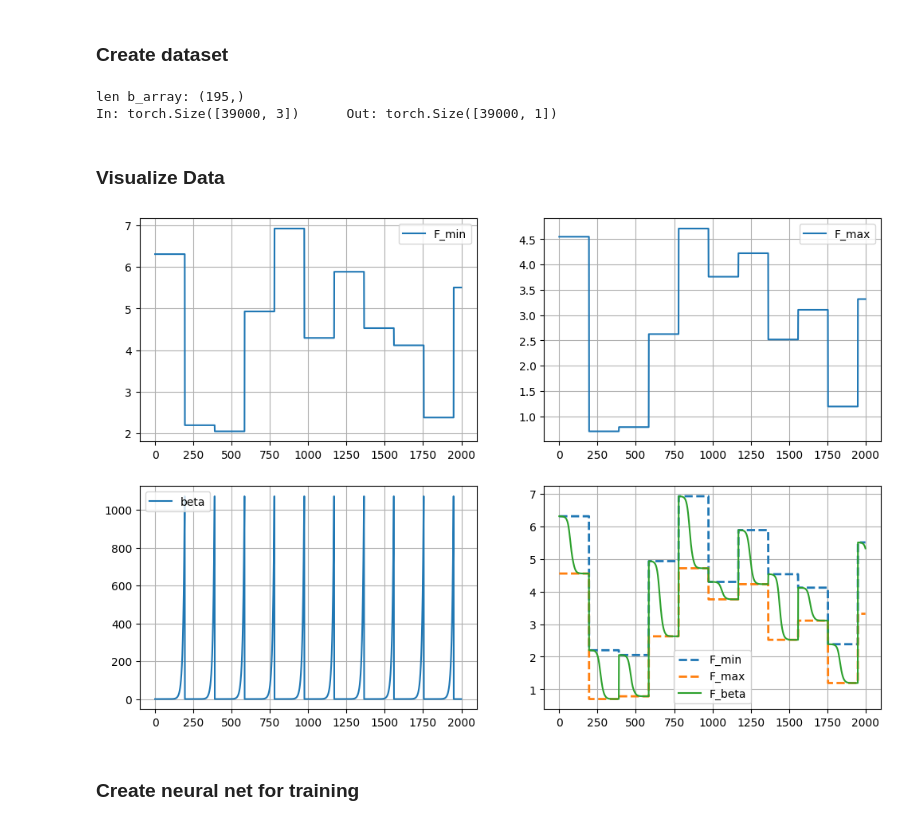
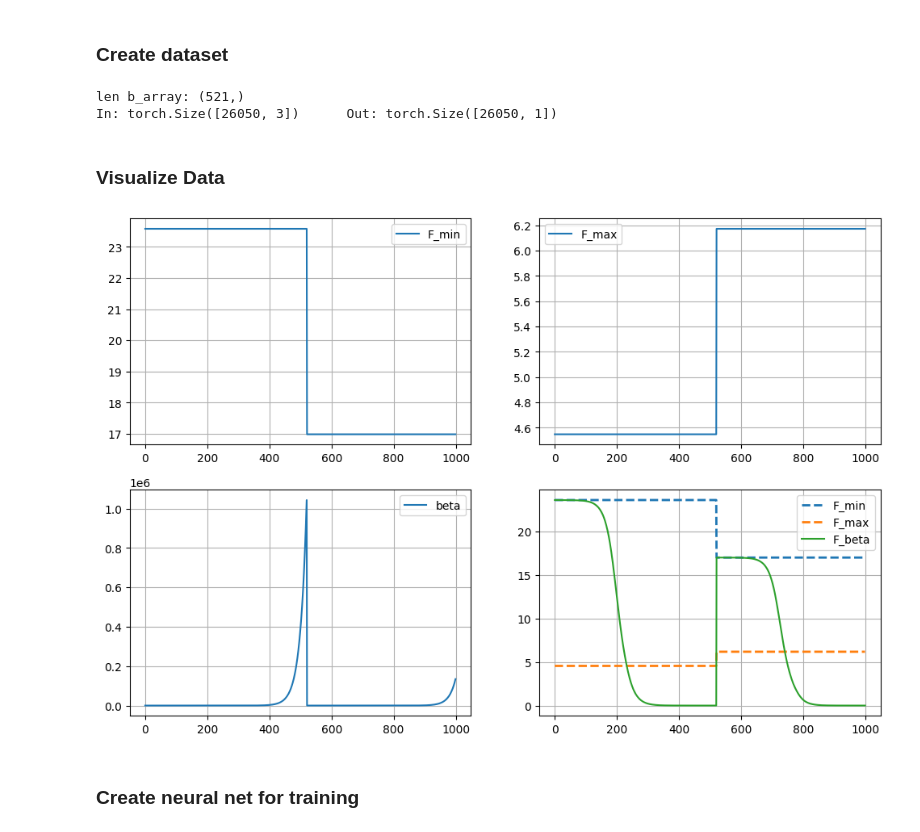
Before and after one commit to salar96/LearningFLPO, a Jupyter notebook: learn_LSE.ipynb, the cells around one changed output. Saved outputs shown, nothing was run; the diff lists cells and outputs as text; code cells hidden in the pictures.

```diff
--- a/learn_LSE.ipynb
+++ b/learn_LSE.ipynb
@@ -22,7 +22,7 @@ def createBetaArray(min, max, grow):
 def logSumExp(D_array, beta):
     D_min = np.min(D_array)
     D_off = D_array - D_min
-    F = -1/beta * np.log(np.sum(np.exp(-beta*D_off))) + D_min + 1/beta * np.log(len(D_array))
+    F = -1/beta * np.log(np.sum(np.exp(-beta*D_off))) + 1/beta * np.log(len(D_array))
     # F = -np.log(np.sum(np.exp(-beta*D_off))) + np.log(len(D_array)) + D_min * beta
     return F
 # %%
@@ -91,58 +91,58 @@ def logsum_dataset(n_curves, b_min, b_max, b_grow, D_min_range, D_max_range, len
 
 # beta limits
 b_min = 1e-5
-b_max = 1e3
-b_grow = 1.1
+b_max = 1e6
+b_grow = 1.05
 b_array = createBetaArray(b_min, b_max, b_grow)
 print(f'len b_array: {b_array.shape}')
 
 # torch input and output arrays
-n_curves = 200
+n_curves = 50
 len_Darray = 200
-D_min_range = [10, 1000] # minimum value of D_array is picked at random from this range
-D_max_range = [100, 1000] # maximum value of D_array is picked at random from the range dmin + D_max_range
-IO_scale = 0.005
+D_min_range = [0.01, 10] # minimum value of D_array is picked at random from this range
+D_max_range = [10, 100] # maximum value of D_array is picked at random from the range dmin + D_max_range
+IO_scale = 1
 
 In, Out = logsum_dataset(n_curves, b_min, b_max, b_grow, D_min_range, D_max_range, len_Darray, approx_log_sum_flr=False, io_scale=IO_scale)
 print(f'In: {In.size()}\tOut: {Out.size()}')
 # %% [output]
-len b_array: (195,)
-In: torch.Size([39000, 3])      Out: torch.Size([39000, 1])
+len b_array: (521,)
+In: torch.Size([26050, 3])      Out: torch.Size([26050, 1])
 # %% [markdown]
 ### Visualize Data
 # %%
 
 def visualizeData(In, Out, n_end):
 
     plt.figure(figsize=(12,8))
 
     plt.subplot(2,2,1)
     plt.plot(In[:n_end,0], label='F_min')
     plt.legend()
     plt.grid()
 
     plt.subplot(2,2,2)
     plt.plot(In[:n_end,1], label='F_max')
     plt.legend()
     plt.grid()
 
     plt.subplot(2,2,3)
     plt.plot(In[:n_end,2], label='beta')
     plt.legend()
     plt.grid()
 
     plt.subplot(2,2,4)
     plt.plot(In[:n_end,0], label='F_min', linestyle='dashed', linewidth=2)
     plt.plot(In[:n_end,1], label='F_max', linestyle='dashed', linewidth=2)
     plt.plot(Out[:n_end], label='F_beta')
     plt.legend()
     plt.grid()
 
     plt.show()
 
-visualizeData(In, Out, n_end=2000)
+visualizeData(In, Out, n_end=1000)
 # %% [output]
-[figure, old version]
+[figure, new version]
 # %% [markdown]
 
 ### Create neural net for training
```
Also changed, not shown: parts of 11 cells of this notebook, 1 other file.
